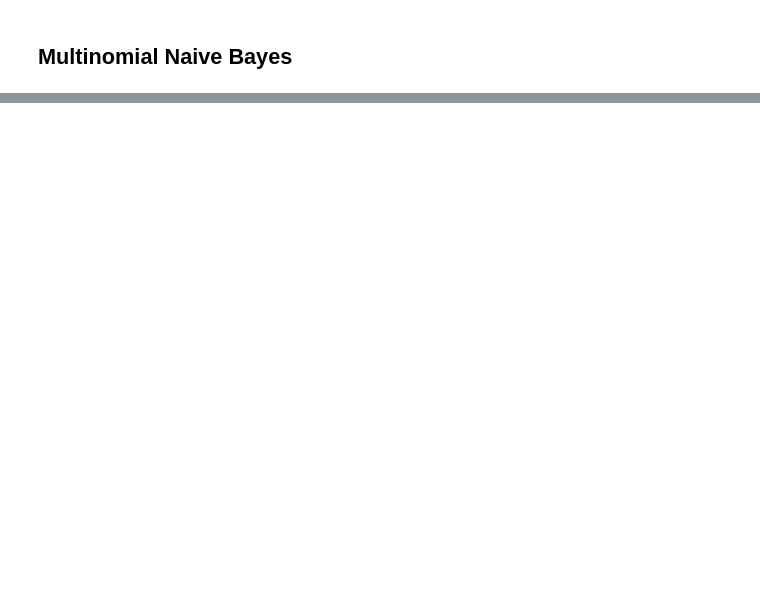
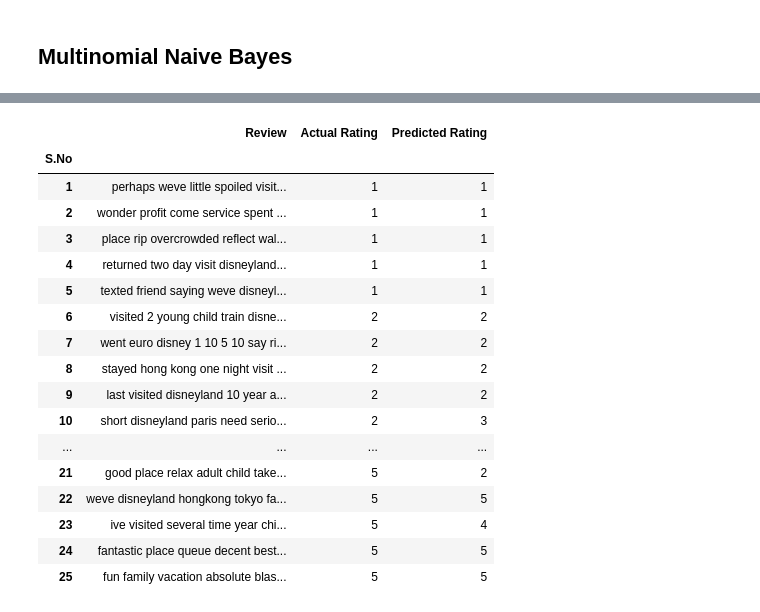
Before and after one commit to JoelKBenny/automated-review-rating-system, a Jupyter notebook: notebooks/Disneyland_reviews.ipynb, the cells around one changed output, grey strips where cells are left out. Cells and saved outputs as stored; diff of their text form; code cells hidden in the pictures; blank space fills up the shorter version.

```diff
--- a/notebooks/Disneyland_reviews.ipynb
+++ b/notebooks/Disneyland_reviews.ipynb
@@ -429,16 +445,16 @@ x_test_clean, y_test   = x_test_clean[test_mask], y_test[test_mask]
 # %%
 from sklearn.feature_extraction.text import TfidfVectorizer
 
-vectorizer = TfidfVectorizer(max_features=5000,
+vectorizer_A = TfidfVectorizer(max_features=7000,
                             ngram_range=(1,2),
                             min_df=5,
                             max_df=0.9)
 
 # fitting on training data
-x_train_vec = vectorizer.fit_transform(x_train_clean)
+x_train_vec = vectorizer_A.fit_transform(x_train_clean)
 
 # Transforming the test data
-x_test_vec = vectorizer.transform(x_test_clean)
+x_test_vec = vectorizer_A.transform(x_test_clean)
 
 print(x_train_vec.shape, x_test_vec.shape)
 # %% [output]
@@ -617,0 +642,38 @@ Confusion Matrix :
+# %%
+import numpy as np
+
+results_df = pd.DataFrame({
+    "Review": x_test_clean,
+    "Actual Rating": y_test,
+    "Predicted Rating": y_pred_svm
+}).reset_index(drop=True)
+
+sampled_reviews = (
+    results_df.groupby("Actual Rating", group_keys=False)
+    .apply(lambda x: x.sample(n=5, random_state=42) if len(x) >= 5 else x)
+    .reset_index(drop=True)
+)
+
+sampled_reviews.index = np.arange(1, len(sampled_reviews) + 1)
+sampled_reviews.index.name = "S.No"
+
+sampled_reviews
+# %% [output]
+|  | Review | Actual Rating | Predicted Rating |
+| S.No |  |  |  |
+| 1 | perhaps weve little spoiled visit... | 1 | 1 |
+| 2 | wonder profit come service spent ... | 1 | 1 |
+| 3 | place rip overcrowded reflect wal... | 1 | 1 |
+| 4 | returned two day visit disneyland... | 1 | 1 |
+| 5 | texted friend saying weve disneyl... | 1 | 1 |
+| 6 | visited 2 young child train disne... | 2 | 2 |
+| 7 | went euro disney 1 10 5 10 say ri... | 2 | 2 |
+| 8 | stayed hong kong one night visit ... | 2 | 2 |
+| 9 | last visited disneyland 10 year a... | 2 | 2 |
+| 10 | short disneyland paris need serio... | 2 | 3 |
+| ... | ... | ... | ... |
+| 21 | good place relax adult child take... | 5 | 2 |
+| 22 | weve disneyland hongkong tokyo fa... | 5 | 5 |
+| 23 | ive visited several time year chi... | 5 | 4 |
+| 24 | fantastic place queue decent best... | 5 | 5 |
+| 25 | fun family vacation absolute blas... | 5 | 5 |
```
Also changed, not shown: parts of 15 cells of this notebook, 11 other files.
